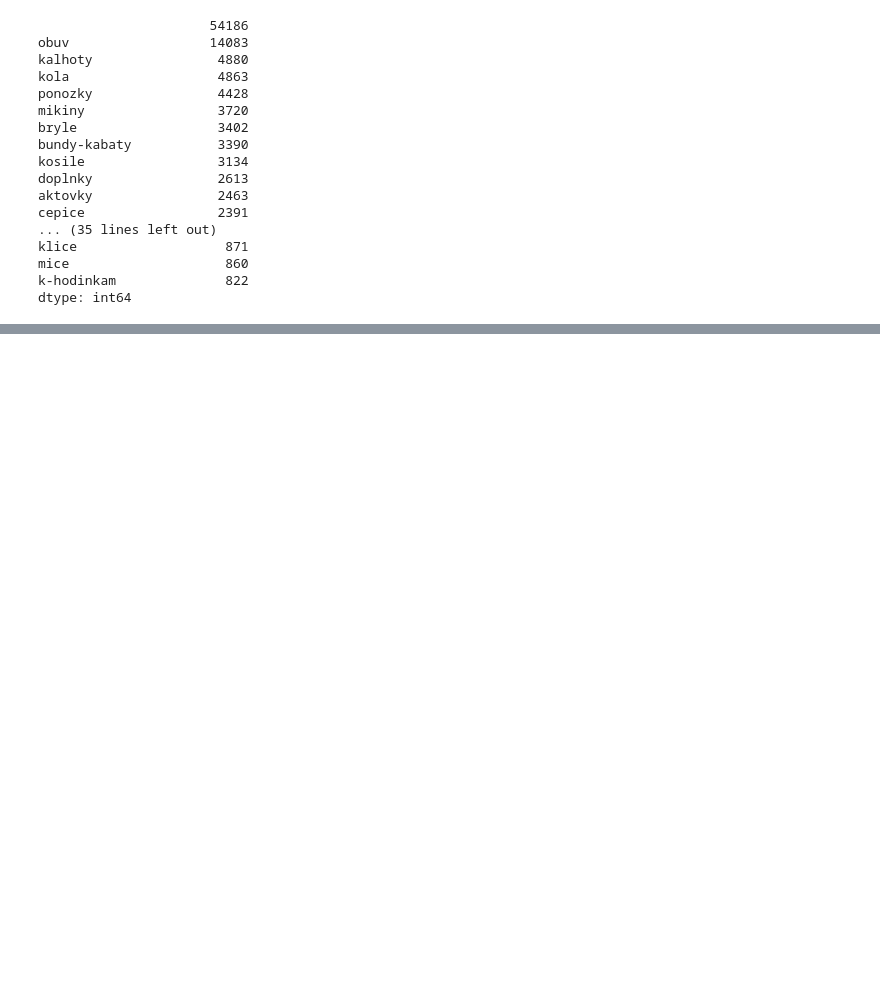
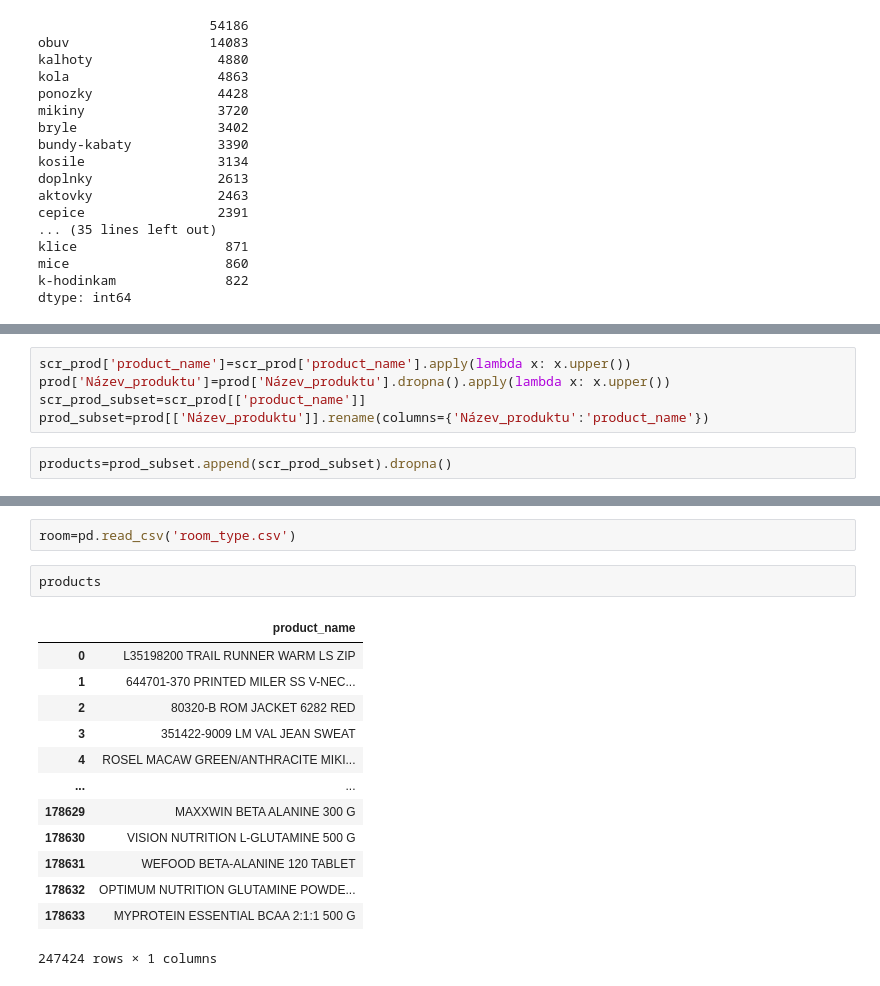
Before and after one commit to AnastassiyaTorovik/Data-hackaton, a Jupyter notebook: Product_matching.ipynb, the cells around one changed output, grey strips where cells are left out. Saved outputs shown, nothing was run; the diff lists cells and outputs as text; blank space fills up the shorter version.

```diff
--- a/Product_matching.ipynb
+++ b/Product_matching.ipynb
@@ -199,0 +310,7 @@ Name: Type, dtype: int64
+# %%
+scr_prod['product_name']=scr_prod['product_name'].apply(lambda x: x.upper())
+prod['Název_produktu']=prod['Název_produktu'].dropna().apply(lambda x: x.upper())
+scr_prod_subset=scr_prod[['product_name']]
+prod_subset=prod[['Název_produktu']].rename(columns={'Název_produktu':'product_name'})
+# %%
+products=prod_subset.append(scr_prod_subset).dropna()
@@ -199,0 +413,18 @@ Name: Type, dtype: int64
+# %%
+room=pd.read_csv('room_type.csv')
+# %%
+products
+# %% [output]
+|  | product_name |
+| 0 | L35198200 TRAIL RUNNER WARM LS ZIP |
+| 1 | 644701-370 PRINTED MILER SS V-NEC... |
+| 2 | 80320-B ROM JACKET 6282 RED |
+| 3 | 351422-9009 LM VAL JEAN SWEAT |
+| 4 | ROSEL MACAW GREEN/ANTHRACITE MIKI... |
+| ... | ... |
+| 178629 | MAXXWIN BETA ALANINE 300 G |
+| 178630 | VISION NUTRITION L-GLUTAMINE 500 G |
+| 178631 | WEFOOD BETA-ALANINE 120 TABLET |
+| 178632 | OPTIMUM NUTRITION GLUTAMINE POWDE... |
+| 178633 | MYPROTEIN ESSENTIAL BCAA 2:1:1 500 G |
+247424 rows × 1 columns
```
Also changed, not shown: parts of 18 cells of this notebook.
